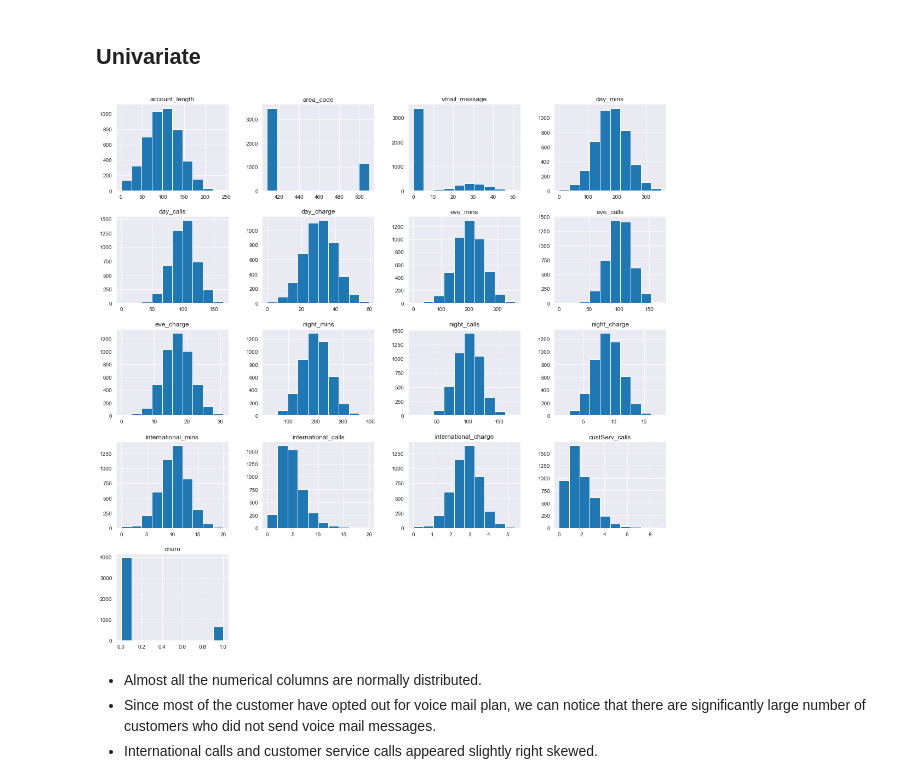
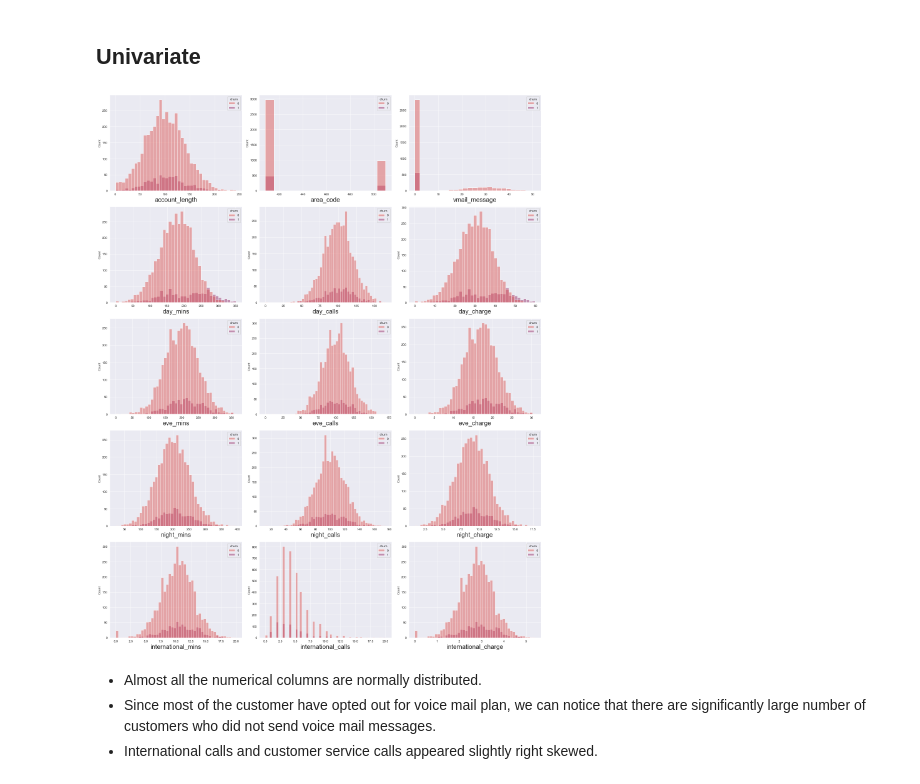
Before and after one commit to mdushetwar/Customer_Churn, a Jupyter notebook: PRCL-0017-Customer_Churn.ipynb, the cells around one changed output. Cells and saved outputs as stored; diff of their text form; code cells hidden in the pictures.

```diff
--- a/PRCL-0017-Customer_Churn.ipynb
+++ b/PRCL-0017-Customer_Churn.ipynb
@@ -137,10 +137,19 @@ df['churn']=df['churn'].apply(modify_churn)
 # Exploratory Data Analysis
 # %% [markdown]
 ## Univariate
-# %%
-df.hist(figsize=(18,18));
-# %% [output]
-[figure, removed]
+# %%
+plt.figure(figsize=(20,25), facecolor='white')
+plotnumber = 1
+
+for column in df.select_dtypes(['int', 'float']).columns:
+    if plotnumber<=15 :
+        ax = plt.subplot(5,3,plotnumber)
+        sns.histplot(x=df[column],hue=df.churn, palette='flare')
+        plt.xlabel(column,fontsize=20)
+    plotnumber= plotnumber + 1
+plt.tight_layout()
+# %% [output]
+[figure, added]
 # %% [markdown]
 - Almost all the numerical columns are normally distributed.
 - Since most of the customer have opted out for voice mail plan, we can notice that there are significantly large number of customers who did not send voice mail messages.
```
Also changed, not shown: parts of 1 cell of this notebook.
